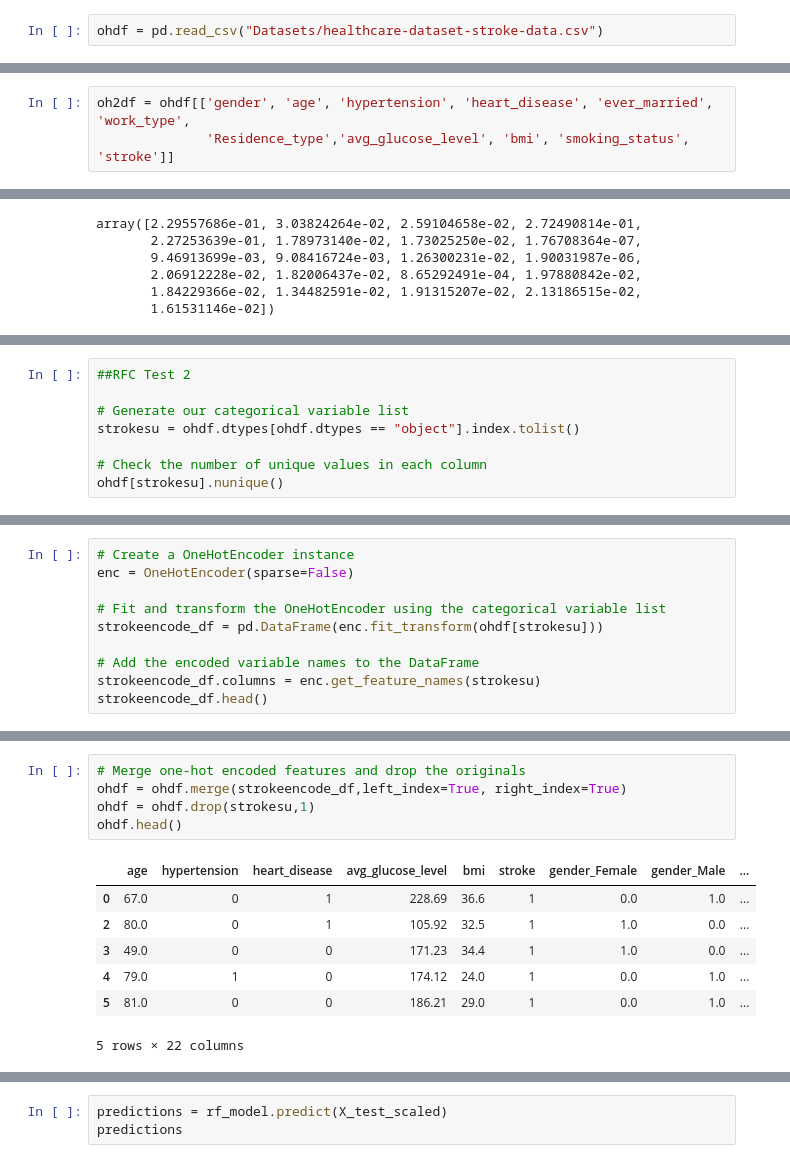
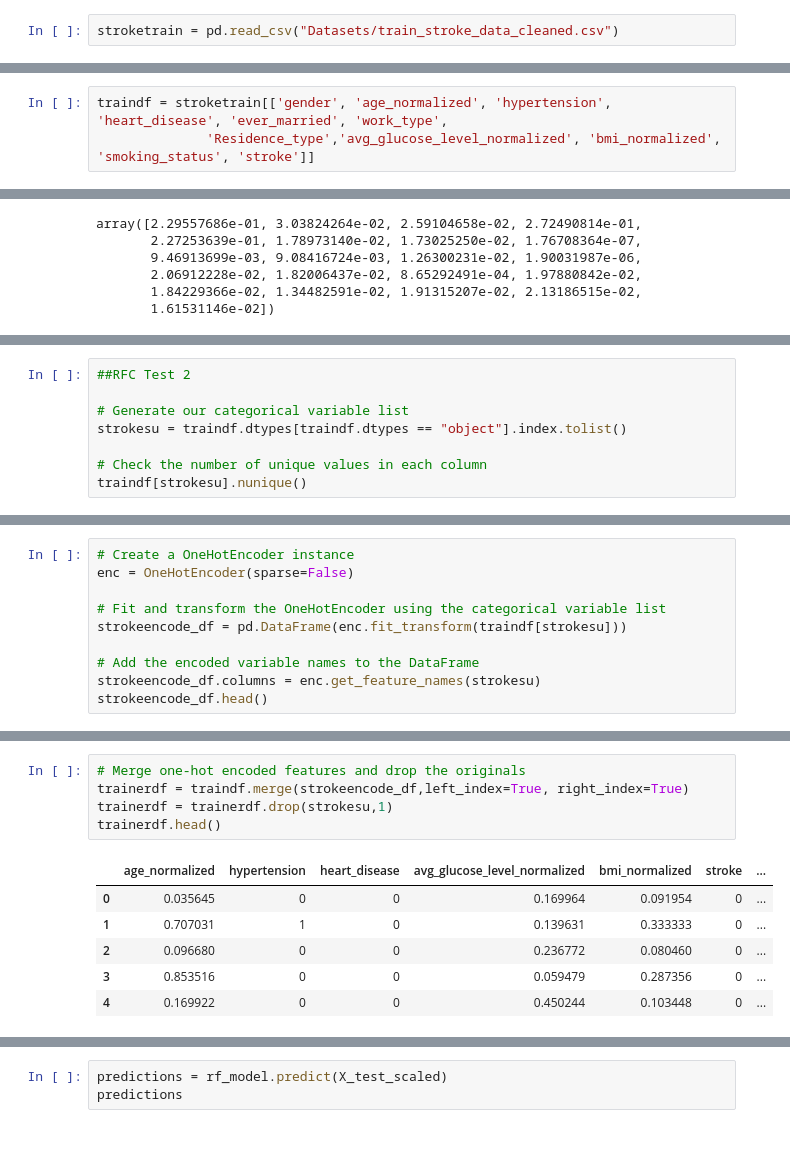
Before and after one commit to sadayas/strokerisks, a Jupyter notebook: scaleandmachinelearn-Copy1.ipynb, the cells around one changed output, grey strips where cells are left out. Saved outputs shown, nothing was run; the diff lists cells and outputs as text.

```diff
--- a/scaleandmachinelearn.ipynb
+++ b/scaleandmachinelearn-Copy1.ipynb
@@ -11,4 +12,4 @@ from sklearn.preprocessing import OneHotEncoder
 import pandas as pd
 import tensorflow as tf
 # %%
-ohdf = pd.read_csv("Datasets/healthcare-dataset-stroke-data.csv")
+stroketrain = pd.read_csv("Datasets/train_stroke_data_cleaned.csv")
@@ -48,4 +29,4 @@ ohdf
 # %%
-oh2df = ohdf[['gender', 'age', 'hypertension', 'heart_disease', 'ever_married', 'work_type',
-              'Residence_type','avg_glucose_level', 'bmi', 'smoking_status', 'stroke']]
+traindf = stroketrain[['gender', 'age_normalized', 'hypertension', 'heart_disease', 'ever_married', 'work_type',
+              'Residence_type','avg_glucose_level_normalized', 'bmi_normalized', 'smoking_status', 'stroke']]
 # %%
@@ -311,8 +290,8 @@ array([2.29557686e-01, 3.03824264e-02, 2.59104658e-02, 2.72490814e-01,
 ##RFC Test 2
 
 # Generate our categorical variable list
-strokesu = ohdf.dtypes[ohdf.dtypes == "object"].index.tolist()
+strokesu = traindf.dtypes[traindf.dtypes == "object"].index.tolist()
 
 # Check the number of unique values in each column
-ohdf[strokesu].nunique()
+traindf[strokesu].nunique()
 # %% [output]
@@ -327,7 +306,7 @@ dtype: int64
 enc = OneHotEncoder(sparse=False)
 
 # Fit and transform the OneHotEncoder using the categorical variable list
-strokeencode_df = pd.DataFrame(enc.fit_transform(ohdf[strokesu]))
+strokeencode_df = pd.DataFrame(enc.fit_transform(traindf[strokesu]))
 
 # Add the encoded variable names to the DataFrame
 strokeencode_df.columns = enc.get_feature_names(strokesu)
@@ -342,15 +321,14 @@ strokeencode_df.head()
 # %%
 # Merge one-hot encoded features and drop the originals
-ohdf = ohdf.merge(strokeencode_df,left_index=True, right_index=True)
-ohdf = ohdf.drop(strokesu,1)
-ohdf.head()
+trainerdf = traindf.merge(strokeencode_df,left_index=True, right_index=True)
+trainerdf = trainerdf.drop(strokesu,1)
+trainerdf.head()
 # %% [output]
-|  | age | hypertension | heart_disease | avg_glucose_level | bmi | stroke | gender_Female | gender_Male | ... |
-| 0 | 67.0 | 0 | 1 | 228.69 | 36.6 | 1 | 0.0 | 1.0 | ... |
-| 2 | 80.0 | 0 | 1 | 105.92 | 32.5 | 1 | 1.0 | 0.0 | ... |
-| 3 | 49.0 | 0 | 0 | 171.23 | 34.4 | 1 | 1.0 | 0.0 | ... |
-| 4 | 79.0 | 1 | 0 | 174.12 | 24.0 | 1 | 0.0 | 1.0 | ... |
-| 5 | 81.0 | 0 | 0 | 186.21 | 29.0 | 1 | 0.0 | 1.0 | ... |
+|  | age_normalized | hypertension | heart_disease | avg_glucose_level_normalized | bmi_normalized | stroke | ... |
+| 0 | 0.035645 | 0 | 0 | 0.169964 | 0.091954 | 0 | ... |
+| 1 | 0.707031 | 1 | 0 | 0.139631 | 0.333333 | 0 | ... |
+| 2 | 0.096680 | 0 | 0 | 0.236772 | 0.080460 | 0 | ... |
+| 3 | 0.853516 | 0 | 0 | 0.059479 | 0.287356 | 0 | ... |
+| 4 | 0.169922 | 0 | 0 | 0.450244 | 0.103448 | 0 | ... |
-5 rows × 22 columns
 # %%
 # Remove loan status target from features data
```
Also changed, not shown: parts of 19 cells of this notebook, 1 other file.
